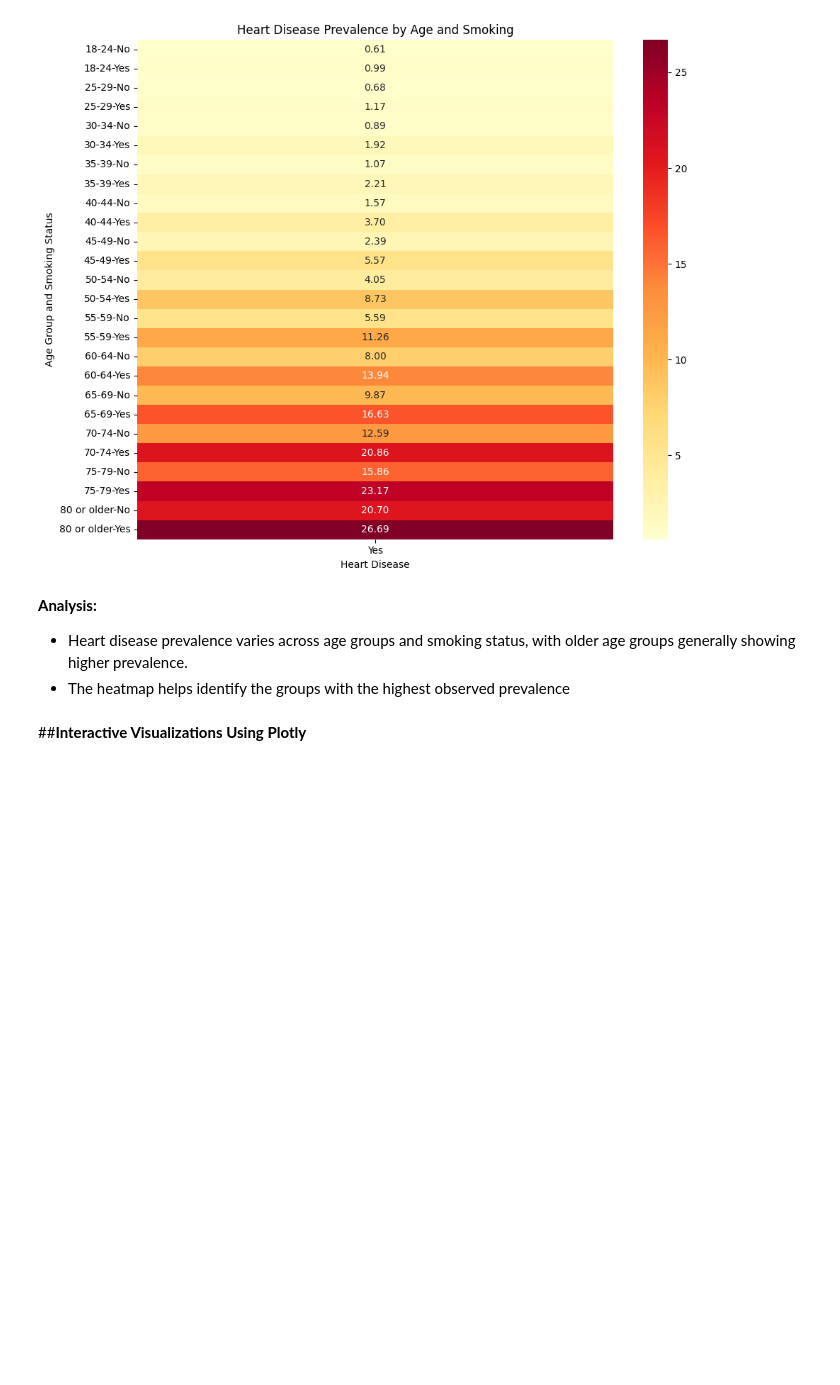
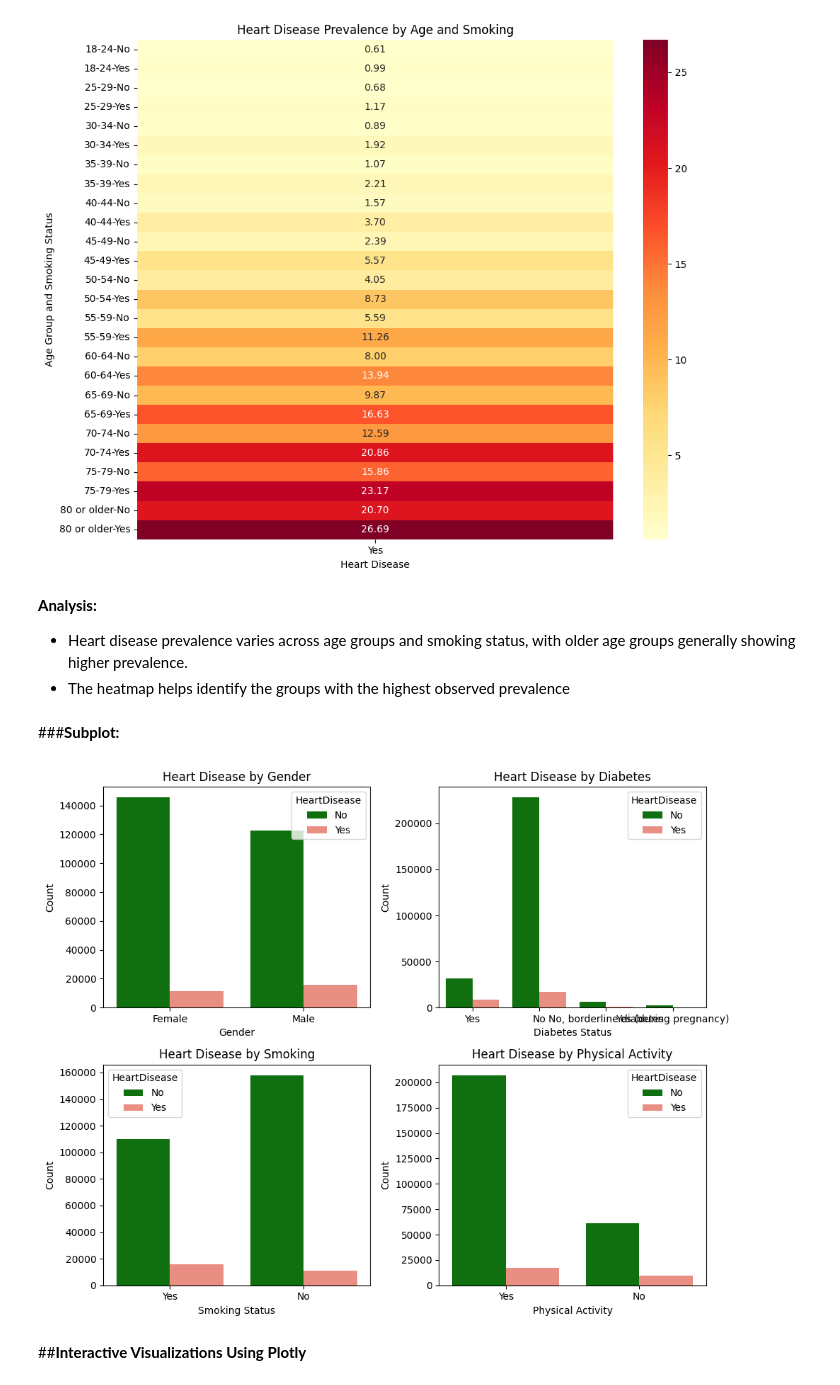
Before and after one commit to suganyamuralikarthik/Heart-Disease-Analysis-Using-Python, a Jupyter notebook: heartdiseaseanalysis.ipynb, the cells around one changed output. Drawn from its saved outputs; the diff is of its cells as text; code cells hidden in the pictures; blank space fills up the shorter version.

```diff
--- a/heartdiseaseanalysis.ipynb
+++ b/heartdiseaseanalysis.ipynb
@@ -985,6 +985,65 @@ plt.show()
 **Analysis:**
 - Heart disease prevalence varies across age groups and smoking status, with older age groups generally showing higher prevalence.
 -  The heatmap helps identify the groups with the highest observed prevalence
+# %% [markdown]
+###**Subplot:**
+# %%
+# Create subplot layout
+fig, axes = plt.subplots(2, 2, figsize=(10, 8))
+
+# Chart 1: Heart Disease by Gender
+sns.countplot(
+    data=df,
+    x='Sex',
+    hue='HeartDisease',
+    palette={'No': 'green', 'Yes': 'salmon'},
+    ax=axes[0, 0]
+)
+axes[0, 0].set_title('Heart Disease by Gender')
+axes[0, 0].set_xlabel('Gender')
+axes[0, 0].set_ylabel('Count')
+
+# Chart 2: Heart Disease by Diabetes
+sns.countplot(
+    data=df,
+    x='Diabetic',
+    hue='HeartDisease',
+    palette={'No': 'green', 'Yes': 'salmon'},
+    ax=axes[0, 1]
+)
+axes[0, 1].set_title('Heart Disease by Diabetes')
+axes[0, 1].set_xlabel('Diabetes Status')
+axes[0, 1].set_ylabel('Count')
+
+# Chart 3: Heart Disease by Smoking
+sns.countplot(
+    data=df,
+    x='Smoking',
+    hue='HeartDisease',
+    palette={'No': 'green', 'Yes': 'salmon'},
+    ax=axes[1, 0]
+)
+axes[1, 0].set_title('Heart Disease by Smoking')
+axes[1, 0].set_xlabel('Smoking Status')
+axes[1, 0].set_ylabel('Count')
+
+# Chart 4: Heart Disease by Physical Activity
+sns.countplot(
+    data=df,
+    x='PhysicalActivity',
+    hue='HeartDisease',
+    palette={'No': 'green', 'Yes': 'salmon'},
+    ax=axes[1, 1]
+)
+axes[1, 1].set_title('Heart Disease by Physical Activity')
+axes[1, 1].set_xlabel('Physical Activity')
+axes[1, 1].set_ylabel('Count')
+
+# Adjust layout and display
+plt.tight_layout()
+plt.show()
+# %% [output]
+[figure, added]
 # %% [markdown]
 ##**Interactive Visualizations Using Plotly**
 # %% [markdown]
```
